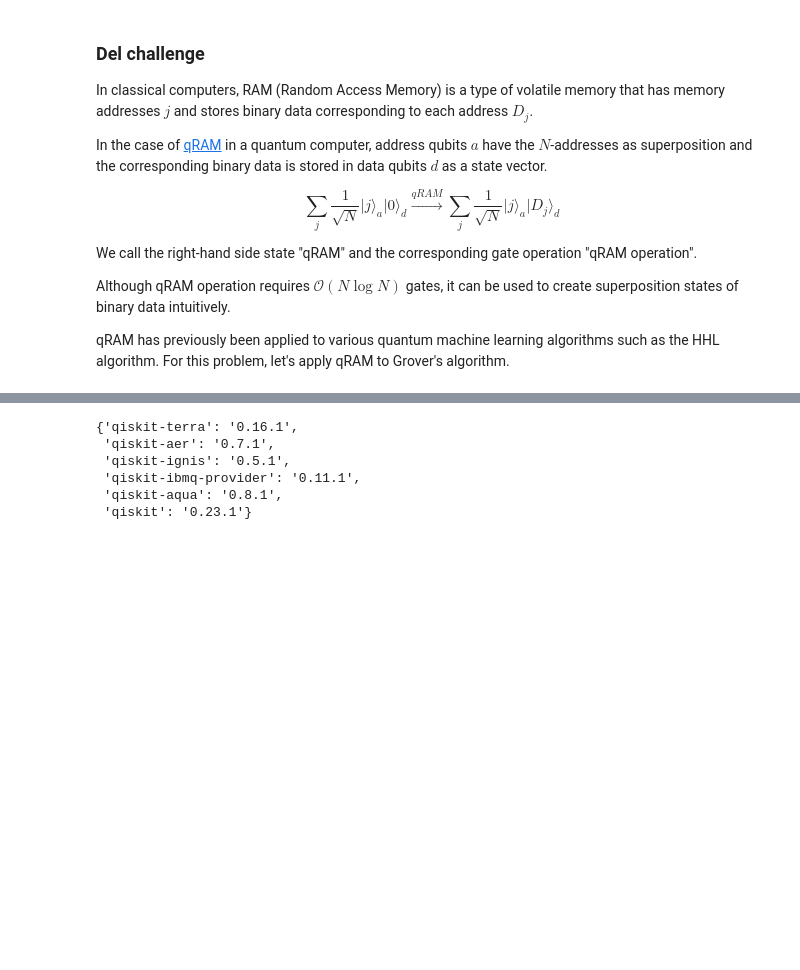
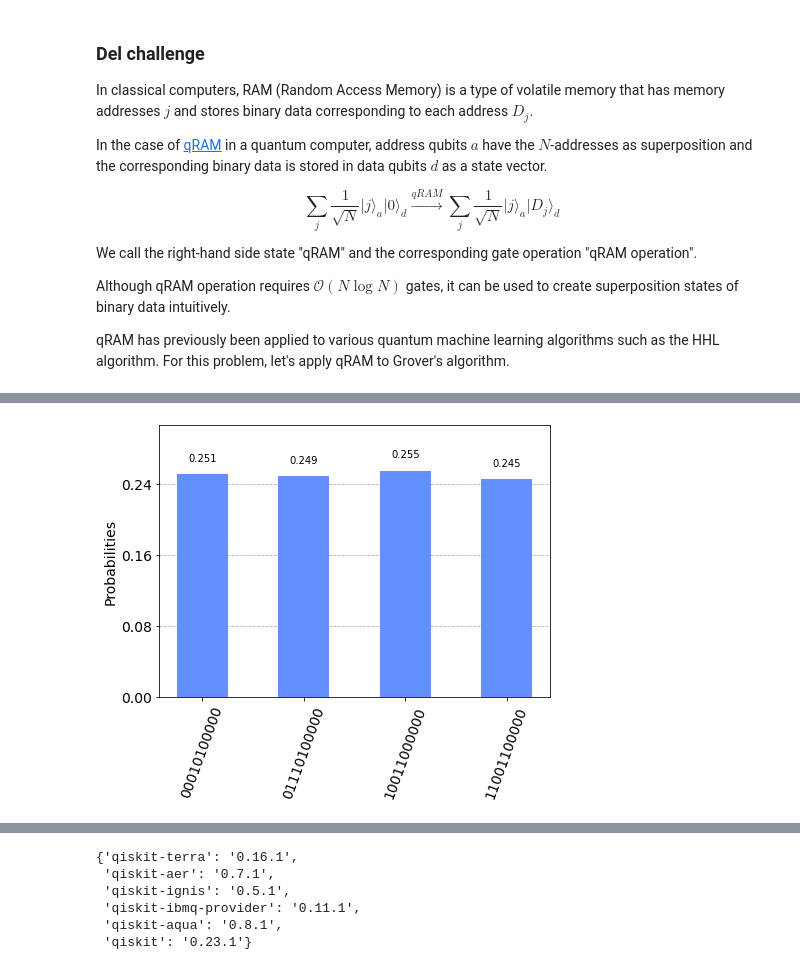
Before and after one commit to jpvanegasc/QCPresentation, a Jupyter notebook: Presentation.ipynb, the cells around one changed output, grey strips where cells are left out. Drawn from its saved outputs; the diff is of its cells as text; code cells hidden in the pictures; blank space fills up the shorter version.

```diff
--- a/Presentation.ipynb
+++ b/Presentation.ipynb
@@ -538,0 +538,4 @@ Carreta
+# %%
+plot_histogram(count)
+# %% [output]
+[figure, added]
```
Also changed, not shown: parts of 21 cells of this notebook, 2 other files.
